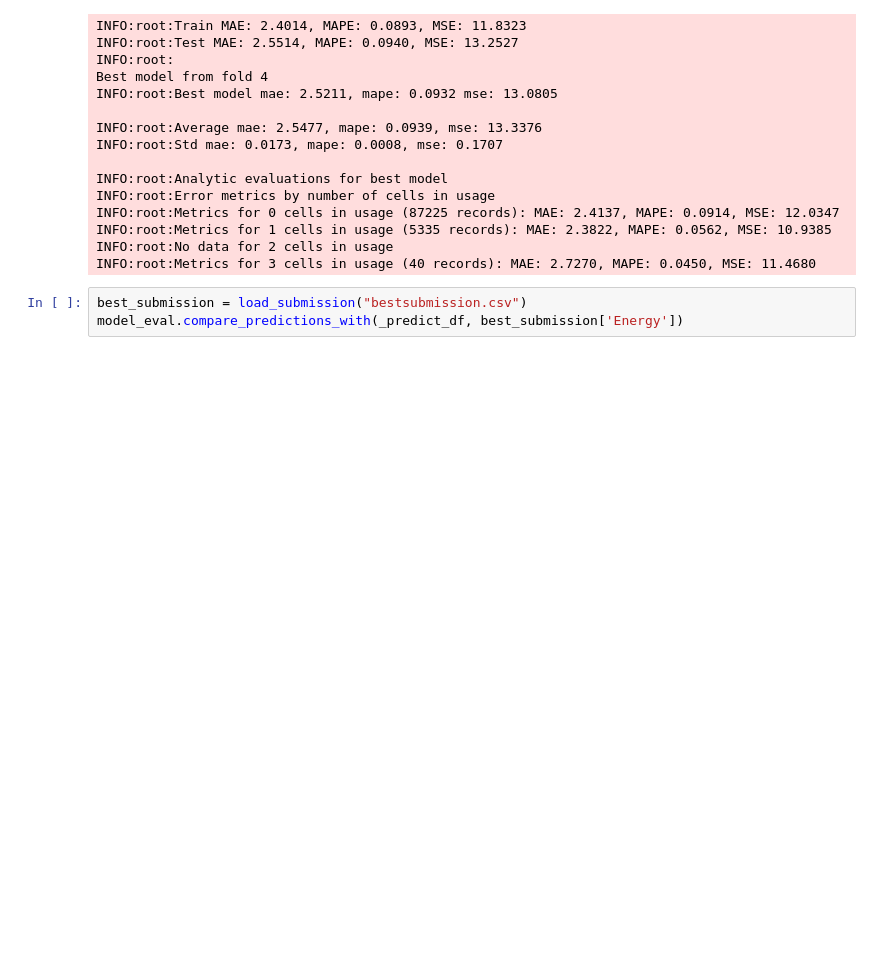
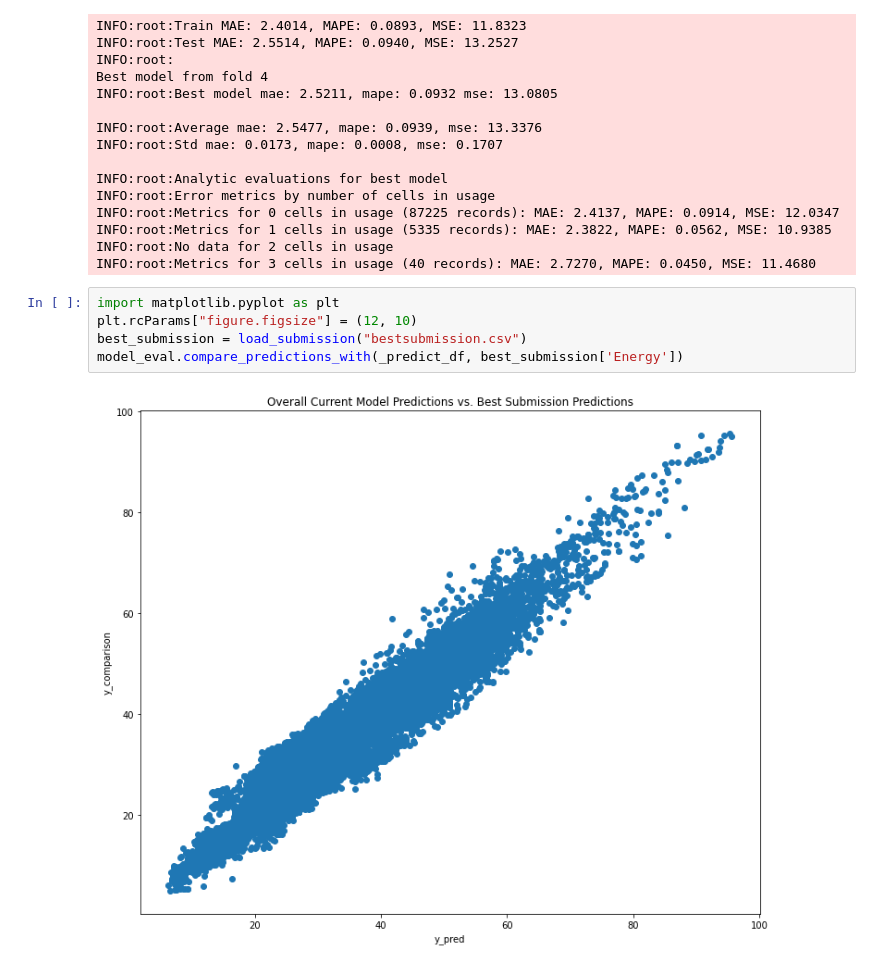
Before and after one commit to sandilsranasinghe/5g-energy-comp, a Jupyter notebook: models/lightgbm.ipynb, the cells around one changed output. Drawn from its saved outputs; the diff is of its cells as text; blank space fills up the shorter version.

```diff
--- a/models/lightgbm.ipynb
+++ b/models/lightgbm.ipynb
@@ -118,5 +118,9 @@ INFO:root:Metrics for 1 cells in usage (5335 records): MAE: 2.3822, MAPE: 0.0562
 INFO:root:No data for 2 cells in usage
 INFO:root:Metrics for 3 cells in usage (40 records): MAE: 2.7270, MAPE: 0.0450, MSE: 11.4680
 # %%
+import matplotlib.pyplot as plt
+plt.rcParams["figure.figsize"] = (12, 10)
 best_submission = load_submission("bestsubmission.csv")
 model_eval.compare_predictions_with(_predict_df, best_submission['Energy'])
+# %% [output]
+[figure, added]
```
Also changed, not shown: parts of 1 cell of this notebook, 2 other files.
